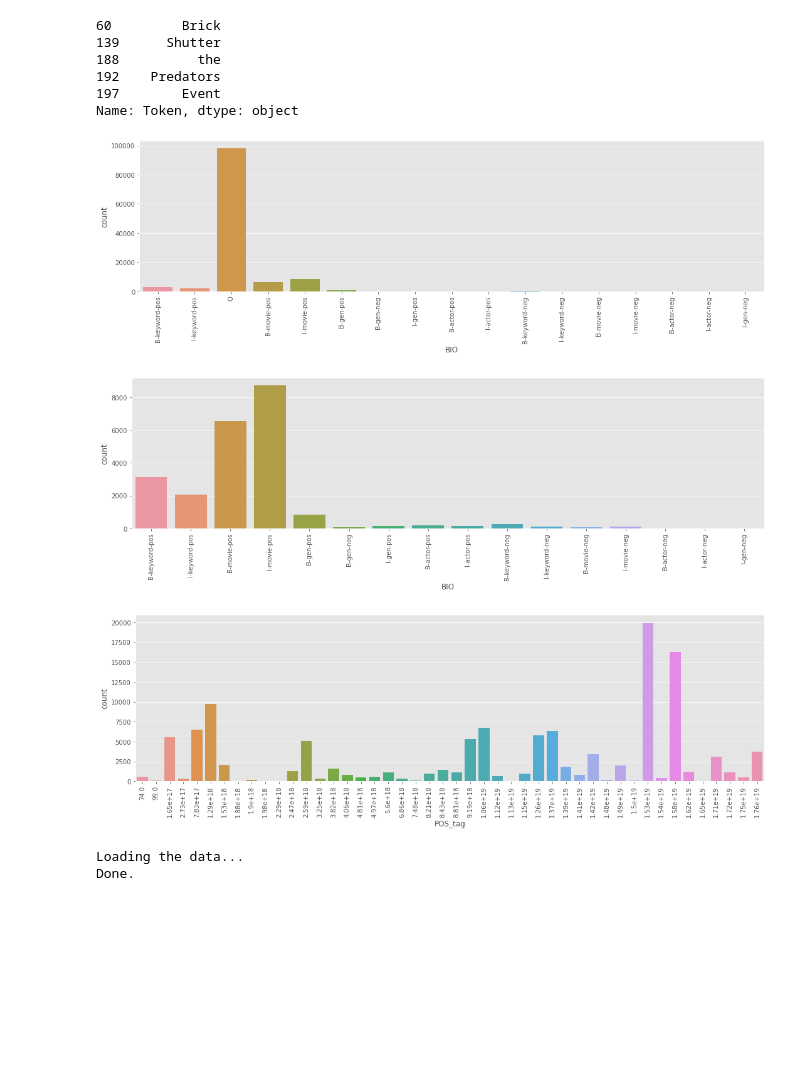
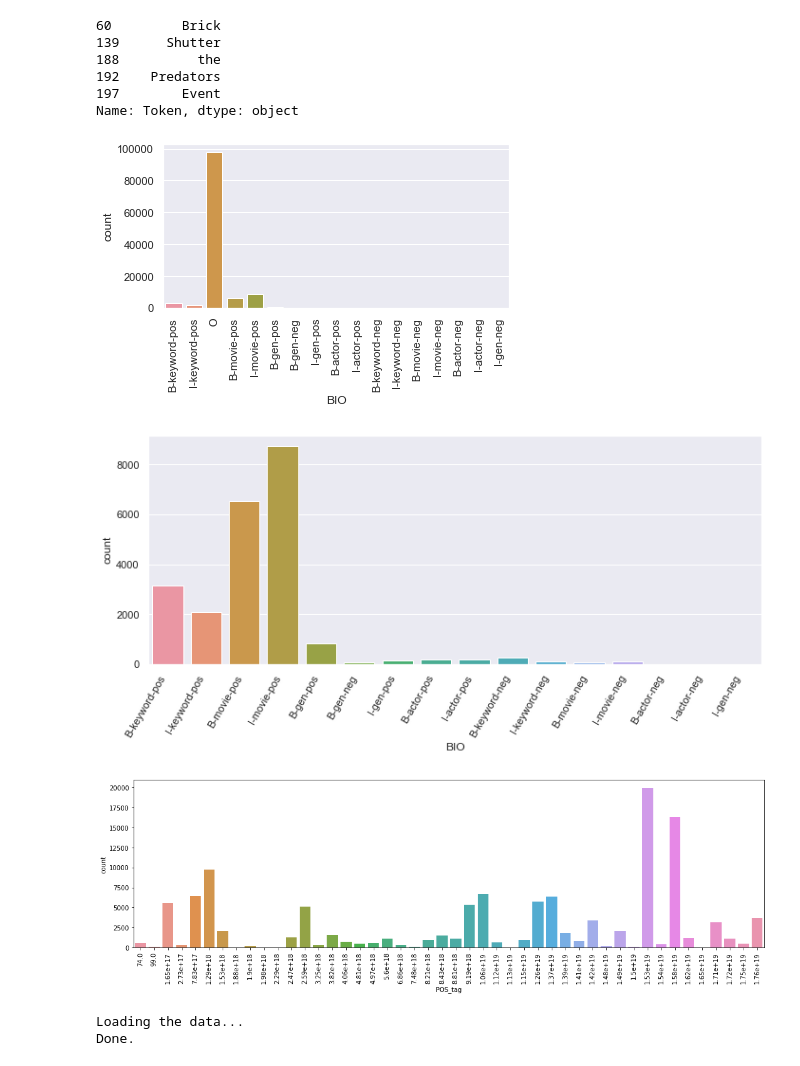
Before and after one commit to popkristina/NER_for_movies, a Jupyter notebook: Notebooks/1_Data_Analysis/analyze_tags.ipynb, the cells around one changed output. Drawn from its saved outputs; the diff is of its cells as text; code cells hidden in the pictures; blank space fills up the shorter version.

```diff
--- a/Notebooks/1_Data_Analysis/analyze_tags.ipynb
+++ b/Notebooks/1_Data_Analysis/analyze_tags.ipynb
@@ -25,22 +23,23 @@ data.loc[data['BIO'] == 'B-movie-pos', 'Token'].head()
 Name: Token, dtype: object
 # %%
 #Words distribution across Tags
-plt.figure(figsize=(15, 5))
+sns.set_theme(style="darkgrid")
+#plt.figure(figsize=(15, 5))
 ax = sns.countplot('BIO', data=data)
 ax.set_xticklabels(ax.get_xticklabels(), rotation=90, ha="center")
 plt.tight_layout()
 plt.show()
 # %% [output]
-[figure, old version]
+[figure, new version]
 # %%
 #Words distribution across Tags without O tag
-plt.figure(figsize=(15, 5))
+plt.figure(figsize=(10, 5))
 ax = sns.countplot('BIO', data=data.loc[data['BIO'] != 'O'])
-ax.set_xticklabels(ax.get_xticklabels(), rotation=90, ha="center")
+ax.set_xticklabels(ax.get_xticklabels(), rotation=60, ha="right")
 plt.tight_layout()
 plt.show()
 # %% [output]
-[figure, old version]
+[figure, new version]
 # %%
 #Words distribution across POS
 plt.figure(figsize=(15, 5))
@@ -49,7 +48,7 @@ ax.set_xticklabels(ax.get_xticklabels(), rotation=90, ha="center")
 plt.tight_layout()
 plt.show()
 # %% [output]
-[figure, old version]
+[figure, new version]
 # %%
 # Read the data
 print("Loading the data...")
```
Also changed, not shown: parts of 1 cell of this notebook, 7 other files.
